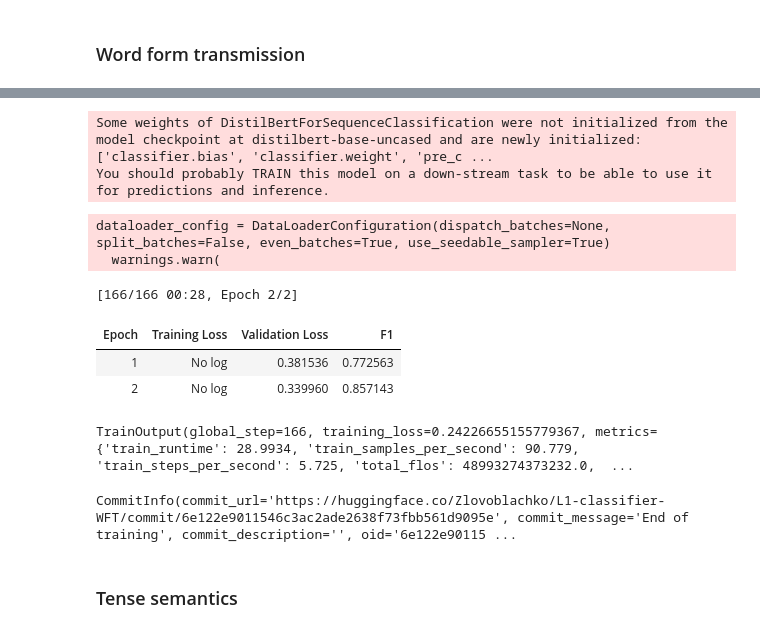
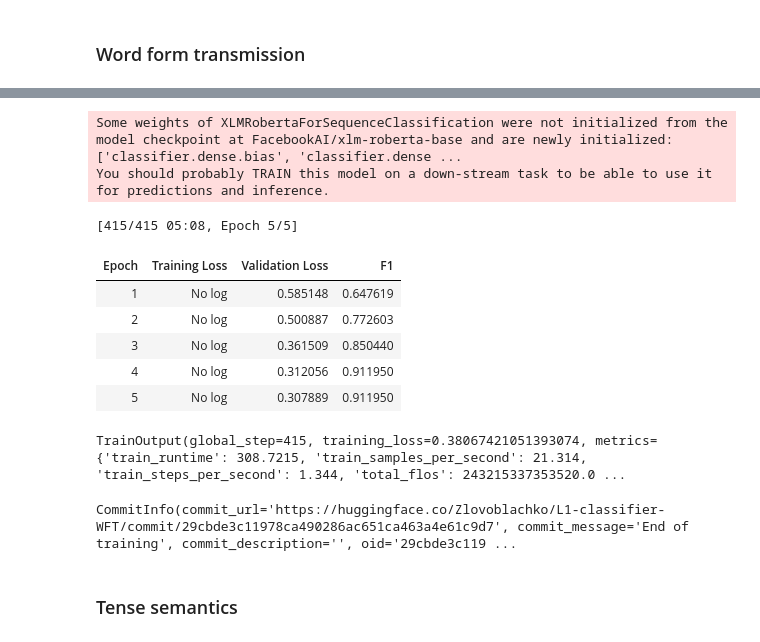
Before and after one commit to harlamovads/IMPROVE_L1_interference, a Jupyter notebook: data_generation/GPT2_finetuning/classifiers/Classificatiors_training.ipynb, the cells around one changed output, grey strips where cells are left out. Drawn from its saved outputs; the diff is of its cells as text; code cells hidden in the pictures.

```diff
--- a/data_generation/GPT2_finetuning/classifiers/Classificatiors_training.ipynb
+++ b/data_generation/GPT2_finetuning/classifiers/Classificatiors_training.ipynb
@@ -26,16 +62,16 @@ test = pd.read_csv('/content/real_dev.tsv', sep='\t')
 train = train.rename(columns={'Copying expression':'label', 'set down':'span', 'It set down on the Moon in 1970 .': 'text'})
 train = train.drop('span', axis = 1)
 test = test.rename(columns={'Word form transmission':'label', 'declining':'span', 'Several factors were linked to the declining .': 'text'})
-test.drop('span', axis = 1)
+test = test.drop('span', axis = 1)
 # %%
 train.loc[train['label'] != 'Word form transmission', 'label'] = 0
 train.loc[train['label'] == 'Word form transmission', 'label'] = 1
-train = pd.concat([train.loc[train['label'] == 1], train.loc[train['label'] == 0][0:700]])
+train = pd.concat([train.loc[train['label'] == 1], train.loc[train['label'] == 0]][0:700])
 test.loc[test['label'] != 'Word form transmission', 'label'] = 0
 test.loc[test['label'] == 'Word form transmission', 'label'] = 1
-test = pd.concat([test.loc[test['label'] == 1], test.loc[test['label'] == 0][0:200]])
+test = pd.concat([test.loc[test['label'] == 1], test.loc[test['label'] == 0]][0:200])
 # %%
 train = Dataset.from_pandas(train)
 test = Dataset.from_pandas(test)
 # %%
-tokenizer = AutoTokenizer.from_pretrained("distilbert-base-uncased")
+tokenizer = AutoTokenizer.from_pretrained("FacebookAI/xlm-roberta-base")
@@ -65,48 +95,49 @@ id2label = {0: "Other", 1: "WFT"}
 label2id = {"Other": 0, "WFT": 1}
 # %%
 model = AutoModelForSequenceClassification.from_pretrained(
-    "distilbert-base-uncased", num_labels=2, id2label=id2label, label2id=label2id
+    "FacebookAI/xlm-roberta-base", num_labels=2, id2label=id2label, label2id=label2id
 )
 # %% [output]
-Some weights of DistilBertForSequenceClassification were not initialized from the model checkpoint at distilbert-base-uncased and are newly initialized: ['classifier.bias', 'classifier.weight', 'pre_c ...
+Some weights of XLMRobertaForSequenceClassification were not initialized from the model checkpoint at FacebookAI/xlm-roberta-base and are newly initialized: ['classifier.dense.bias', 'classifier.dense ...
 You should probably TRAIN this model on a down-stream task to be able to use it for predictions and inference.
 # %%
 training_args = TrainingArguments(
     output_dir="L1-classifier-WFT",
     learning_rate=2e-5,
     per_device_train_batch_size=16,
     per_device_eval_batch_size=16,
-    num_train_epochs=2,
+    num_train_epochs=5,
     weight_decay=0.01,
     evaluation_strategy="epoch",
     save_strategy="epoch",
     load_best_model_at_end=True,
     push_to_hub=False,
 )
 
 trainer = Trainer(
     model=model,
     args=training_args,
     train_dataset=tokenized_train,
     eval_dataset=tokenized_test,
     tokenizer=tokenizer,
     data_collator=data_collator,
     compute_metrics=compute_metrics,
 )
 
 trainer.train()
 # %% [output]
-dataloader_config = DataLoaderConfiguration(dispatch_batches=None, split_batches=False, even_batches=True, use_seedable_sampler=True)
-  warnings.warn(
+[415/415 05:08, Epoch 5/5]
+| Epoch | Training Loss | Validation Loss | F1 |
+| 1 | No log | 0.585148 | 0.647619 |
+| 2 | No log | 0.500887 | 0.772603 |
+| 3 | No log | 0.361509 | 0.850440 |
+| 4 | No log | 0.312056 | 0.911950 |
+| 5 | No log | 0.307889 | 0.911950 |
-[166/166 00:28, Epoch 2/2]
+TrainOutput(global_step=415, training_loss=0.38067421051393074, metrics={'train_runtime': 308.7215, 'train_samples_per_second': 21.314, 'train_steps_per_second': 1.344, 'total_flos': 243215337353520.0 ...
-| Epoch | Training Loss | Validation Loss | F1 |
-| 1 | No log | 0.381536 | 0.772563 |
-| 2 | No log | 0.339960 | 0.857143 |
-TrainOutput(global_step=166, training_loss=0.24226655155779367, metrics={'train_runtime': 28.9934, 'train_samples_per_second': 90.779, 'train_steps_per_second': 5.725, 'total_flos': 48993274373232.0,  ...
 # %%
 trainer.push_to_hub()
 # %% [output]
-CommitInfo(commit_url='https://huggingface.co/Zlovoblachko/L1-classifier-WFT/commit/6e122e9011546c3ac2ade2638f73fbb561d9095e', commit_message='End of training', commit_description='', oid='6e122e90115 ...
+CommitInfo(commit_url='https://huggingface.co/Zlovoblachko/L1-classifier-WFT/commit/29cbde3c11978ca490286ac651ca463a4e61c9d7', commit_message='End of training', commit_description='', oid='29cbde3c119 ...
 # %% [markdown]
 ### Tense semantics
 # %%
```
Also changed, not shown: parts of 32 cells of this notebook, 2 other files.
